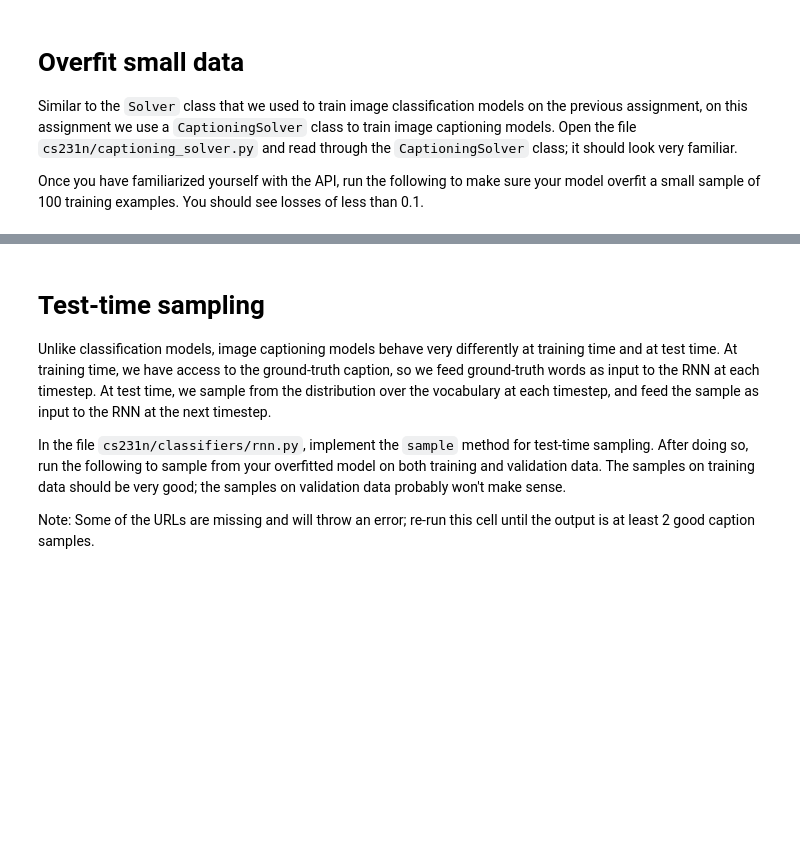
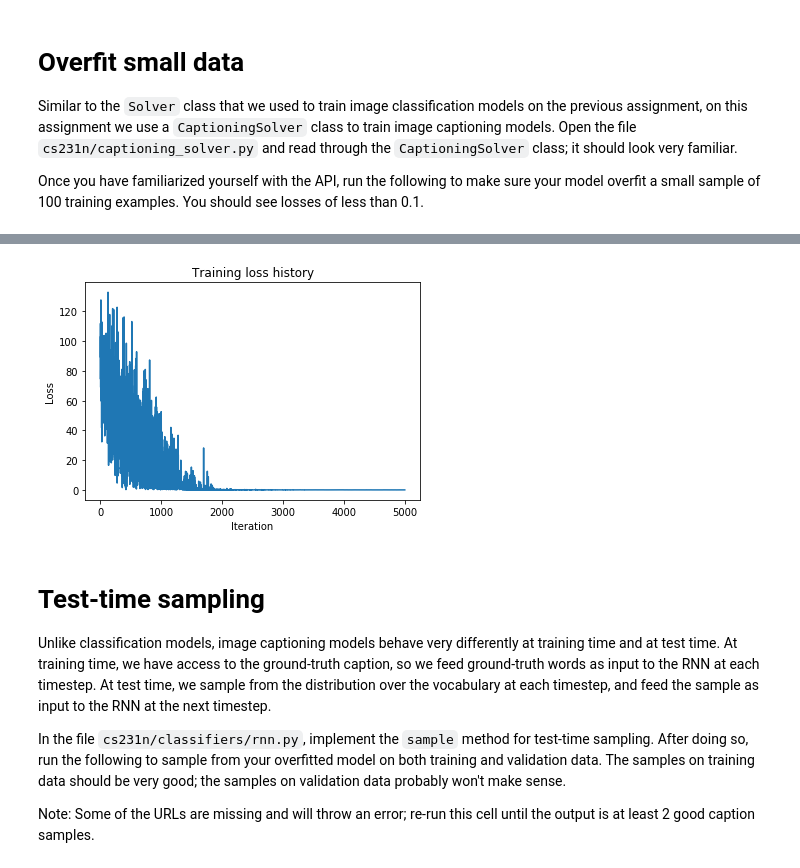
Before and after one commit to reagankan/cs4803, a Jupyter notebook: assignment3/assignment/RNN_Captioning.ipynb, the cells around one changed output, grey strips where cells are left out. Cells and saved outputs as stored; diff of their text form; code cells hidden in the pictures; blank space fills up the shorter version.

```diff
--- a/assignment3/assignment/RNN_Captioning.ipynb
+++ b/assignment3/assignment/RNN_Captioning.ipynb
@@ -448,7 +462,7 @@ Once you have familiarized yourself with the API, run the following to make sure
 # %%
 np.random.seed(231)
 
-small_data = load_coco_data(max_train=10000)
+small_data = load_coco_data(max_train=100)#00)
 
 small_rnn_model = CaptioningRNN(
           cell_type='rnn',
@@ -461,7 +475,7 @@ small_rnn_model = CaptioningRNN(
 small_rnn_solver = CaptioningSolver(small_rnn_model, small_data,
            update_rule='adam',
            num_epochs=50,
-           batch_size=100,
+           batch_size=1,#100
            optim_config={
              'learning_rate': 5e-3,
            },
@@ -482,3 +512,4 @@ KeyError: 'W_embed'
+[figure, added]
 # %% [markdown]
 # Test-time sampling
 Unlike classification models, image captioning models behave very differently at training time and at test time. At training time, we have access to the ground-truth caption, so we feed ground-truth words as input to the RNN at each timestep. At test time, we sample from the distribution over the vocabulary at each timestep, and feed the sample as input to the RNN at the next timestep.
```
Also changed, not shown: parts of 4 cells of this notebook.
